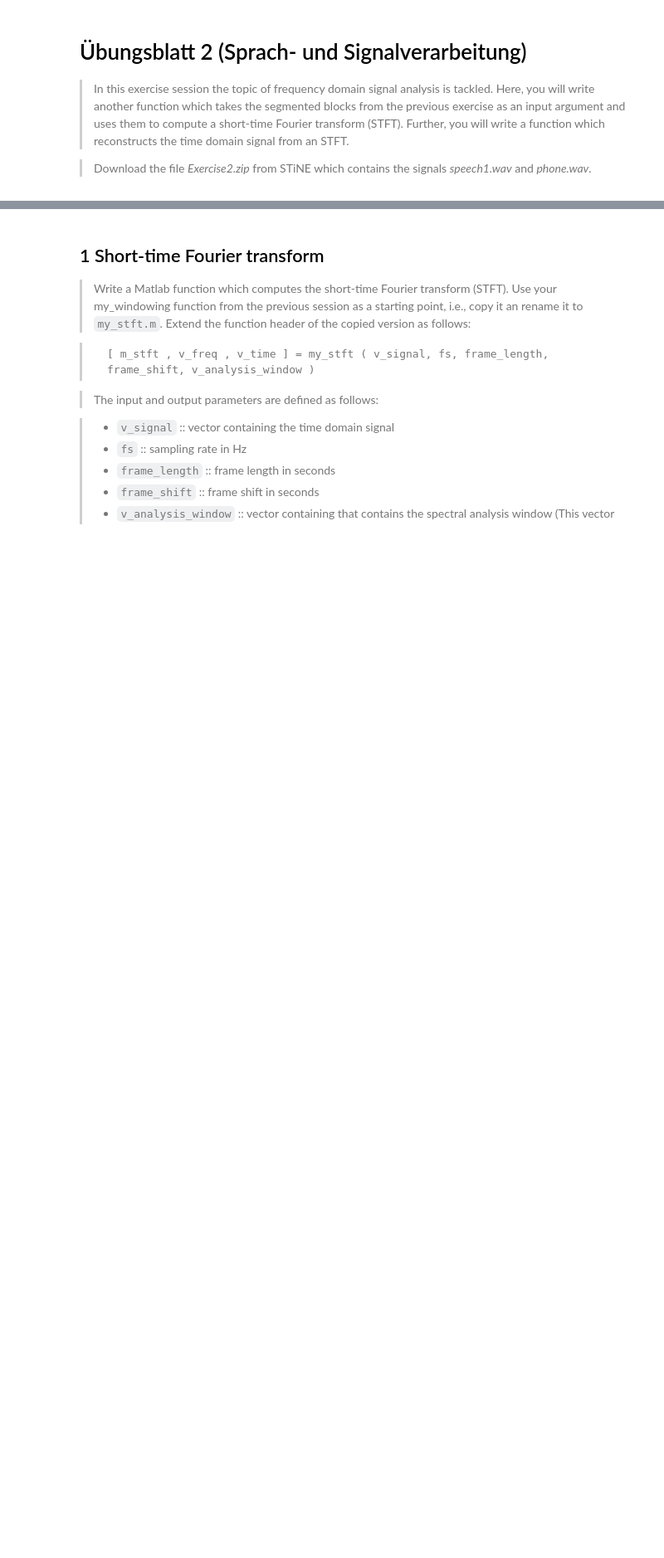
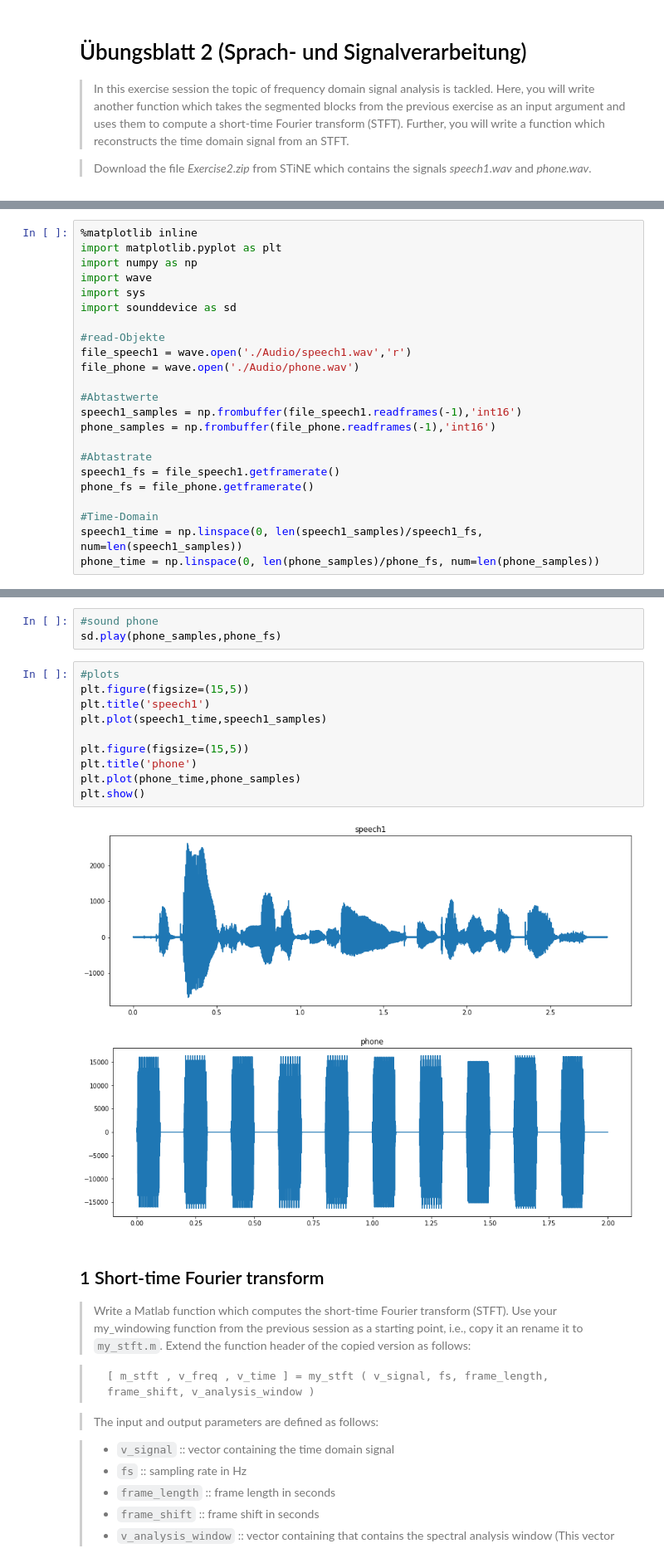
Before and after one commit to klauszi/SSP, a Jupyter notebook: Exercise2/KlausAbgabe2.ipynb, the cells around one changed output, grey strips where cells are left out. Shown at 83% size. Saved outputs shown, nothing was run; the diff lists cells and outputs as text; blank space fills up the shorter version.

```diff
--- a/Exercise2/KlausAbgabe2.ipynb
+++ b/Exercise2/KlausAbgabe2.ipynb
@@ -66,0 +10,23 @@ ipywidgets.interact(f, x=(0.0,1.0), y=(0.0,1.0));
+# %%
+%matplotlib inline
+import matplotlib.pyplot as plt
+import numpy as np
+import wave
+import sys
+import sounddevice as sd
+
+#read-Objekte
+file_speech1 = wave.open('./Audio/speech1.wav','r')
+file_phone = wave.open('./Audio/phone.wav')
+
+#Abtastwerte
+speech1_samples = np.frombuffer(file_speech1.readframes(-1),'int16')
+phone_samples = np.frombuffer(file_phone.readframes(-1),'int16')
+
+#Abtastrate
+speech1_fs = file_speech1.getframerate()
+phone_fs = file_phone.getframerate()
+
+#Time-Domain
+speech1_time = np.linspace(0, len(speech1_samples)/speech1_fs, num=len(speech1_samples))
+phone_time = np.linspace(0, len(phone_samples)/phone_fs, num=len(phone_samples))
@@ -67,3 +36,19 @@ ipywidgets.interact(f, x=(0.0,1.0), y=(0.0,1.0));
+# %%
+#sound phone
+sd.play(phone_samples,phone_fs)
+# %%
+#plots
+plt.figure(figsize=(15,5))
+plt.title('speech1')
+plt.plot(speech1_time,speech1_samples)
+
+plt.figure(figsize=(15,5))
+plt.title('phone')
+plt.plot(phone_time,phone_samples)
+plt.show()
+# %% [output]
+[figure, added]
+[figure, added]
 # %% [markdown]
 ## 1 Short-time Fourier transform
 
```
Also changed, not shown: parts of 9 cells of this notebook, 9 other files.
